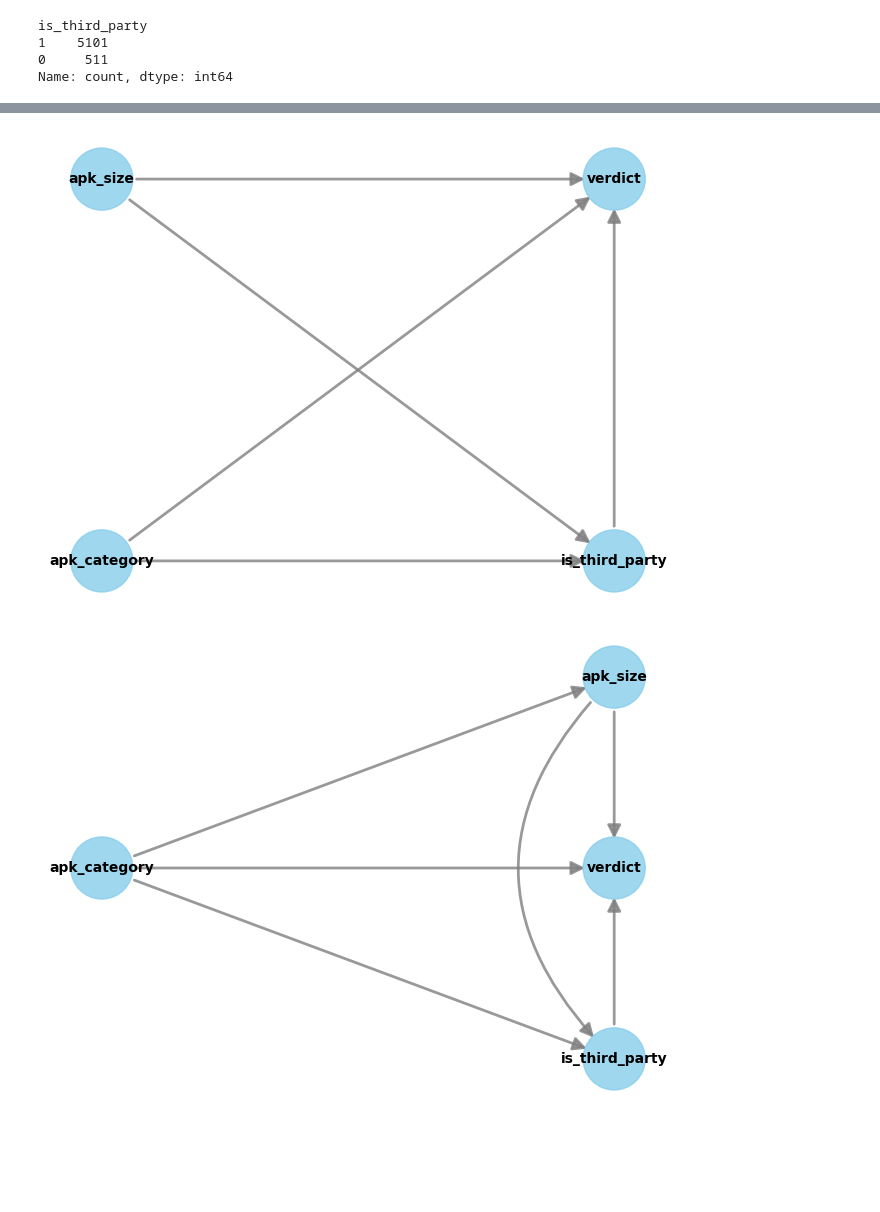
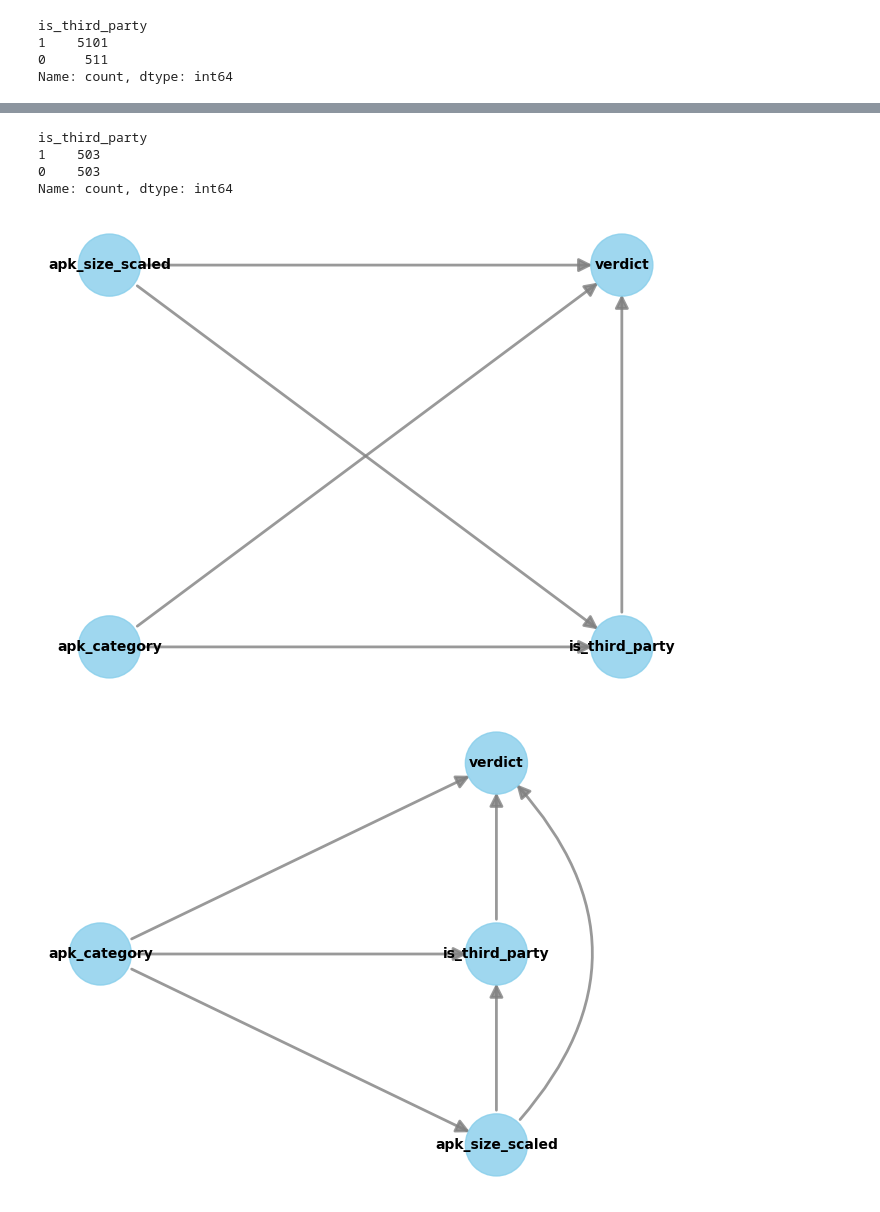
Before and after one commit to MdAkramKhanJehad/ci4security, a Jupyter notebook: causal_analysis/causal_analysis.ipynb, the cells around one changed output, grey strips where cells are left out. Cells and saved outputs as stored; diff of their text form; code cells hidden in the pictures; blank space fills up the shorter version.

Commit message:
update causal graph based on recent findings

```diff
--- a/causal_analysis/causal_analysis.ipynb
+++ b/causal_analysis/causal_analysis.ipynb
@@ -81,0 +167,5 @@ Name: count, dtype: int64
+# %%
+### selecting a random bootstrap sample for further analysis
+
+boot_sample_final = df_scaled.sample(frac=1, replace=True, random_state=42)
+boot_sample_final.head()
@@ -81,0 +179,14 @@ Name: count, dtype: int64
+# %%
+### As our treatment variable is imbalanced, we will now create a balanced sample for analysis based on treatment variable
+
+third_party = boot_sample_final[boot_sample_final["is_third_party"] == 1]
+developer_written = boot_sample_final[boot_sample_final["is_third_party"] == 0]
+
+n_samples = min(len(third_party), len(developer_written))
+balanced_sample = pd.concat([
+    third_party.sample(n=n_samples, replace=True, random_state=1),
+    developer_written.sample(n=n_samples, replace=True, random_state=2)
+])
+
+print("Balanced sample size:", len(balanced_sample))
+balanced_sample["is_third_party"].value_counts(normalize=True)
@@ -82,3 +263,10 @@ Name: count, dtype: int64
+# %%
+balanced_sample["is_third_party"].value_counts()
+# %% [output]
+is_third_party
+1    503
+0    503
+Name: count, dtype: int64
 # %%
 
 causal_graph = """
@@ -130,51 +318,51 @@ digraph {
 """
 # %%
 model = CausalModel(
-    data=df,
+    data=balanced_sample,
     treatment="is_third_party",
     outcome="verdict",
     graph=causal_graph.replace("\n", " "),
-    common_causes=["apk_size", "apk_category"]
+    common_causes=["apk_size_scaled", "apk_category"]
 )
 
 model_2 = CausalModel(
-    data=df,
+    data=balanced_sample,
     treatment="is_third_party",
     outcome="verdict",
     graph=causal_graph_2.replace("\n", " "),
-    common_causes=["apk_size", "apk_category"]
+    common_causes=["apk_size_scaled", "apk_category"]
 )
 
 model_only_size = CausalModel(
-    data=df,
+    data=balanced_sample,
     treatment="is_third_party",
     outcome="verdict",
     graph=causal_graph_only_size.replace("\n", " "),
-    common_causes=["apk_size"]
+    common_causes=["apk_size_scaled"]
 )
 
 model_only_apk_category = CausalModel(
-    data=df,
+    data=balanced_sample,
     treatment="is_third_party",
     outcome="verdict",
     graph=causal_graph_only_apk_category.replace("\n", " "),
     common_causes=["apk_category"]
 )
 
 model_after_correlation_test = CausalModel(
-    data=df,
+    data=balanced_sample,
     treatment="is_third_party",
     outcome="verdict",
     graph=causal_graph_after_correlation_test.replace("\n", " "),
     common_causes=["apk_category"]
 )
 
 
 model.view_model()
 model_2.view_model()
 model_only_size.view_model()
 model_only_apk_category.view_model()
 model_after_correlation_test.view_model()
 # %% [output]
-[figure, old version]
+[figure, new version]
-[figure, old version]
+[figure, new version]
```
Also changed, not shown: parts of 29 cells of this notebook, 1 other file.
